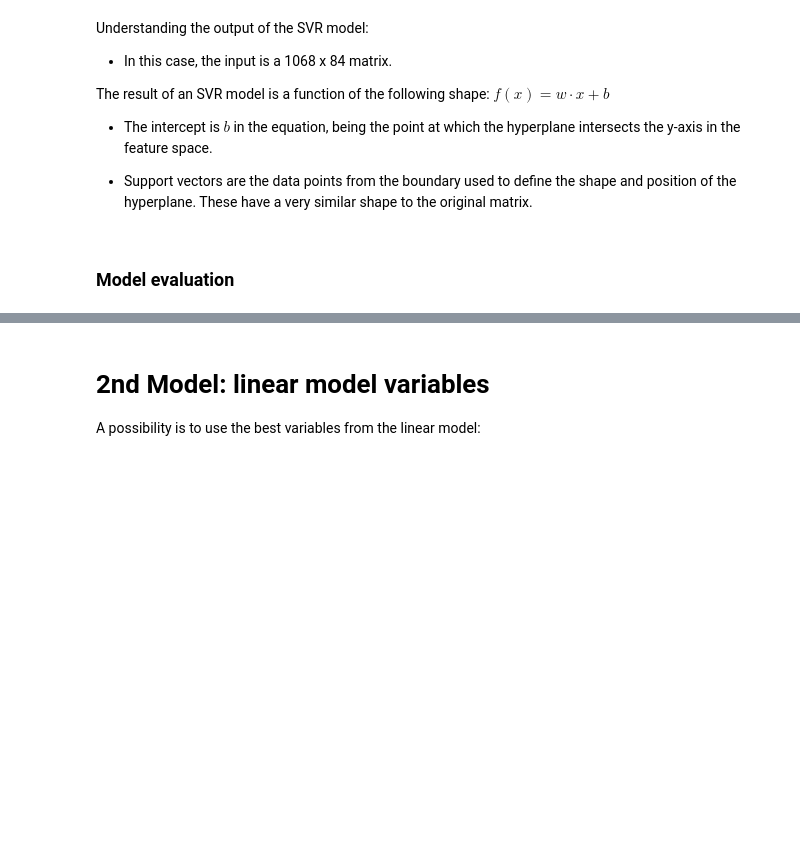
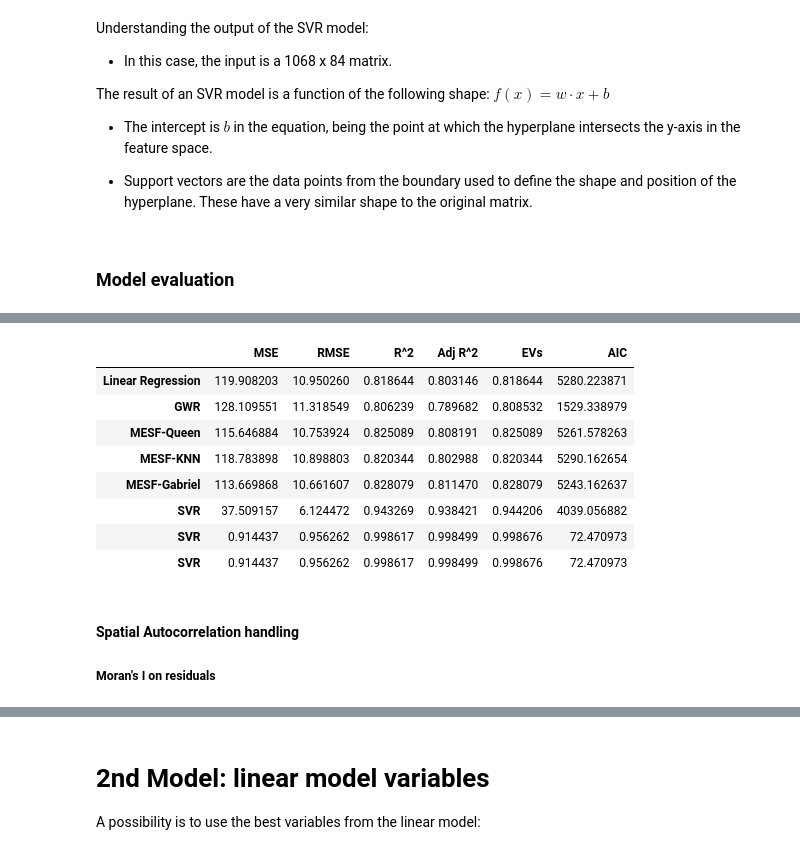
Before and after one commit to MateoFdezEspina/BarcelonaAirbnb, a Jupyter notebook: notebooks/05_0_svr_linear.ipynb, the cells around one changed output, grey strips where cells are left out. Cells and saved outputs as stored; diff of their text form; code cells hidden in the pictures; blank space fills up the shorter version.

```diff
--- a/notebooks/05_0_svr_linear.ipynb
+++ b/notebooks/05_0_svr_linear.ipynb
@@ -439,3 +418,9 @@ Intercept: [13.68102905]
+# %%
+preprocessor = Pipeline(steps=[("imputer", KNNImputer()), ("scaler", StandardScaler())])
+
+pipe_svr = Pipeline(
+    steps=[("preprocessor", preprocessor), ("regressor", SVR(C=1024, epsilon=1))]
+)
 # %% [markdown]
 Understanding the output of the SVR model:
 
@@ -471,9 +435,0 @@ pa_svr.plot_errors(save_fig=SAVE_FIGS, dim=[8, 8], root_name=DIR_SVR / "svr_mode
-# %%
-# adding the error to the geographical information
-geo_info["Chosen_Error"] = (
-    2 * (y_truth.values - y_pred.values) / (abs(y_truth.values) + abs(y_pred.values))
-)
-
-col_lim = max(
-    abs(geo_info["Chosen_Error"].min()), abs(geo_info["Chosen_Error"].max())
-)  # maximum error value
@@ -506,0 +436,50 @@ plt.show()
+# %%
+from sklearn.metrics import r2_score, mean_squared_error, explained_variance_score
+
+y_truth = pd.Series(y, name="True Data")  # real y values
+
+model_svr = pipe_svr.fit(X, y)
+
+y_pred = model_svr.predict(X)  # predicted values over the testing set
+y_pred = pd.Series(
+    y_pred, index=geo_info.index, name="SVR"
+)  # relating the pred values with the geographical tags
+
+mse = mean_squared_error(y, y_pred)
+rmse = np.sqrt(mse)
+r2 = r2_score(y, y_pred)
+n, p = len(y), X.shape[1]
+adjusted_r2 = 1 - (1 - r2) * (n - 1) / (n - p - 1)
+evs = explained_variance_score(y, y_pred)
+aic = len(y) * np.log(mse) + 2 * p
+
+residuals = y - y_pred
+
+svr_metrics = {
+    "MSE": [mse],
+    "RMSE": [rmse],
+    "R^2": [r2],
+    "Adj R^2": [adjusted_r2],
+    "EVs": [evs],
+    "AIC": [aic],
+}
+df_svr_metrics = pd.DataFrame(svr_metrics, index=["SVR"])
+
+df_metrics = pd.read_csv("metrics.csv", index_col=0)
+df_metrics = pd.concat([df_metrics, df_svr_metrics])
+df_metrics.to_csv("metrics.csv", index=True)
+df_metrics
+# %% [output]
+|  | MSE | RMSE | R^2 | Adj R^2 | EVs | AIC |
+| Linear Regression | 119.908203 | 10.950260 | 0.818644 | 0.803146 | 0.818644 | 5280.223871 |
+| GWR | 128.109551 | 11.318549 | 0.806239 | 0.789682 | 0.808532 | 1529.338979 |
+| MESF-Queen | 115.646884 | 10.753924 | 0.825089 | 0.808191 | 0.825089 | 5261.578263 |
+| MESF-KNN | 118.783898 | 10.898803 | 0.820344 | 0.802988 | 0.820344 | 5290.162654 |
+| MESF-Gabriel | 113.669868 | 10.661607 | 0.828079 | 0.811470 | 0.828079 | 5243.162637 |
+| SVR | 37.509157 | 6.124472 | 0.943269 | 0.938421 | 0.944206 | 4039.056882 |
+| SVR | 0.914437 | 0.956262 | 0.998617 | 0.998499 | 0.998676 | 72.470973 |
+| SVR | 0.914437 | 0.956262 | 0.998617 | 0.998499 | 0.998676 | 72.470973 |
+# %% [markdown]
+#### Spatial Autocorrelation handling
+
+##### Moran's I on residuals
```
Also changed, not shown: parts of 31 cells of this notebook, 4 other files.
